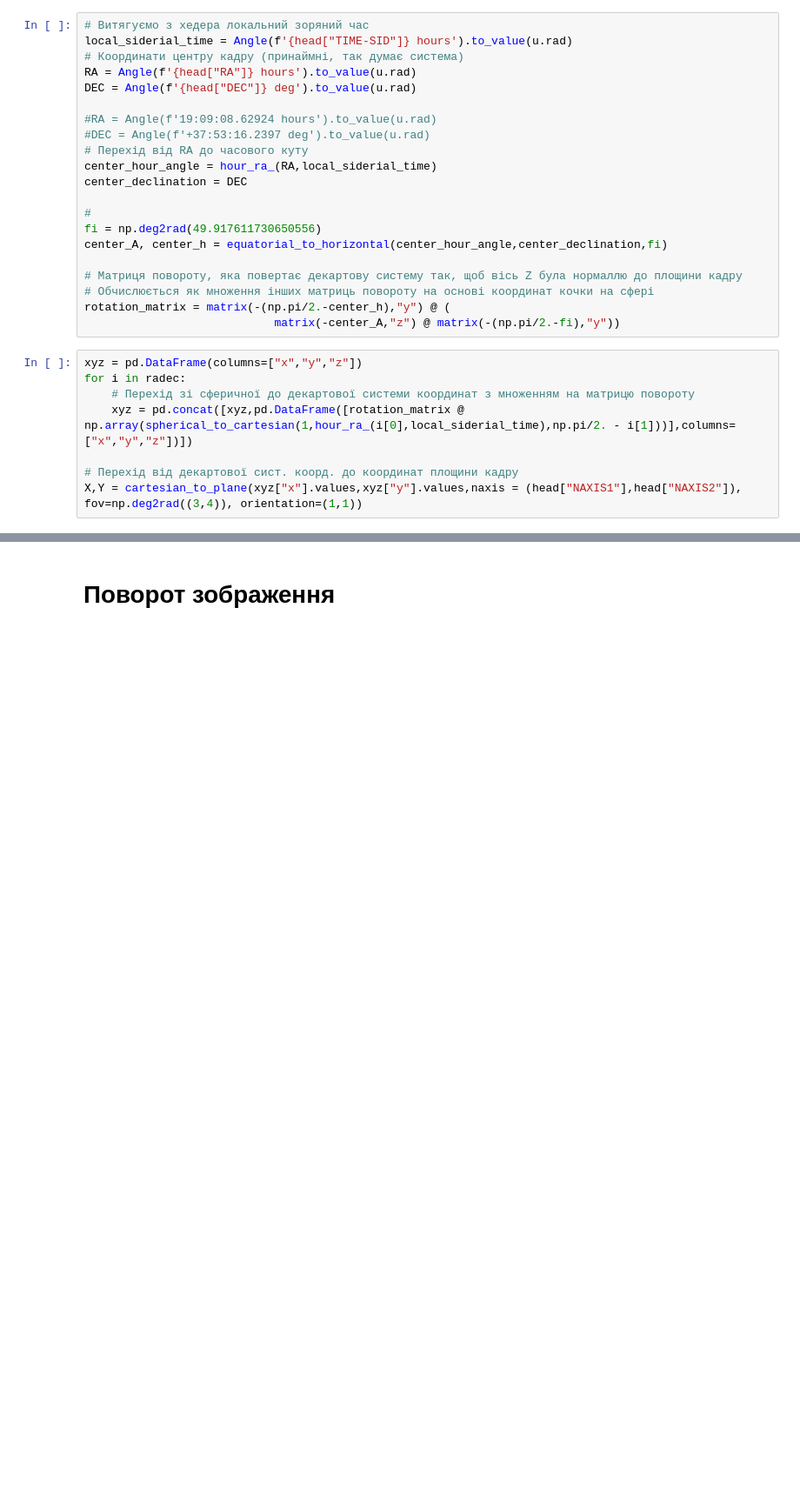
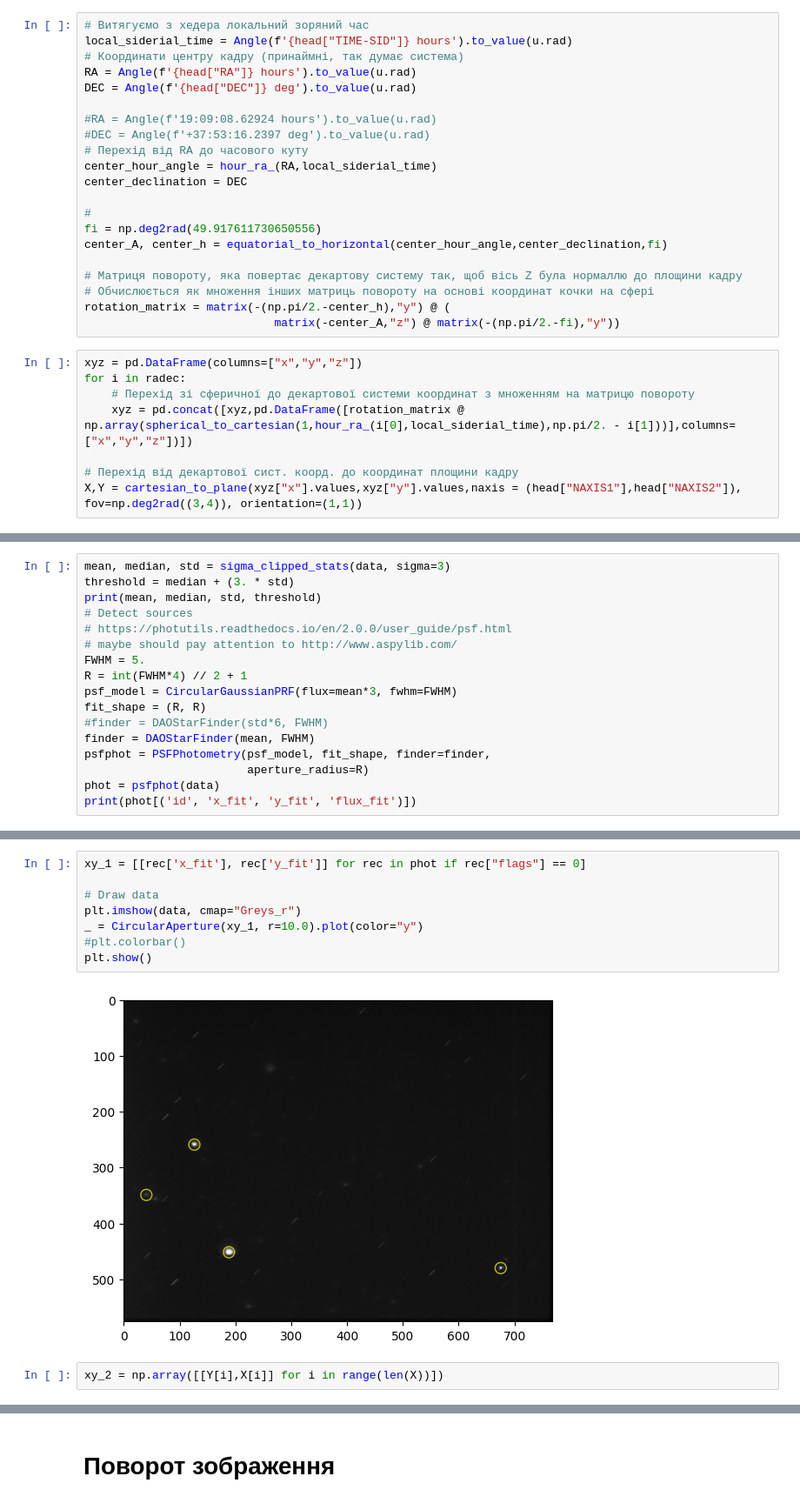
Before and after one commit to lrikozavr/Sklad_gryazi, a Jupyter notebook: image_/astrometry_new.ipynb, the cells around one changed output, grey strips where cells are left out. Shown: that part at 87% size. Cells and saved outputs as stored; diff of their text form; blank space fills up the shorter version.

```diff
--- a/image_/astrometry_new.ipynb
+++ b/image_/astrometry_new.ipynb
@@ -122,0 +192,17 @@ plt.show()
+# %%
+mean, median, std = sigma_clipped_stats(data, sigma=3)
+threshold = median + (3. * std)
+print(mean, median, std, threshold)
+# Detect sources
+# https://photutils.readthedocs.io/en/2.0.0/user_guide/psf.html
+# maybe should pay attention to http://www.aspylib.com/
+FWHM = 5.
+R = int(FWHM*4) // 2 + 1
+psf_model = CircularGaussianPRF(flux=mean*3, fwhm=FWHM)
+fit_shape = (R, R)
+#finder = DAOStarFinder(std*6, FWHM)
+finder = DAOStarFinder(mean, FWHM)
+psfphot = PSFPhotometry(psf_model, fit_shape, finder=finder,
+                        aperture_radius=R)
+phot = psfphot(data)
+print(phot[('id', 'x_fit', 'y_fit', 'flux_fit')])
@@ -122,0 +218,12 @@ plt.show()
+# %%
+xy_1 = [[rec['x_fit'], rec['y_fit']] for rec in phot if rec["flags"] == 0]
+
+# Draw data
+plt.imshow(data, cmap="Greys_r")
+_ = CircularAperture(xy_1, r=10.0).plot(color="y")
+#plt.colorbar()
+plt.show()
+# %% [output]
+[figure, added]
+# %%
+xy_2 = np.array([[Y[i],X[i]] for i in range(len(X))])
```
Also changed, not shown: parts of 26 cells of this notebook, 1 other file.
